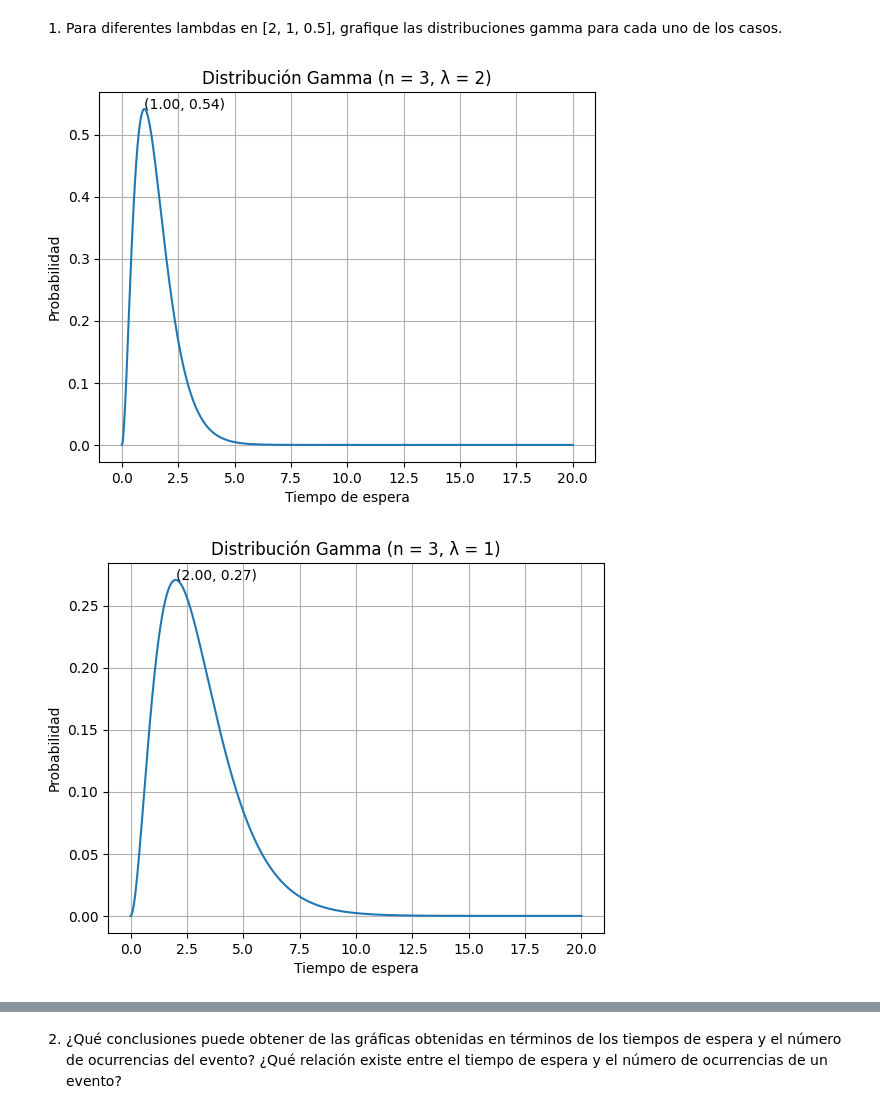
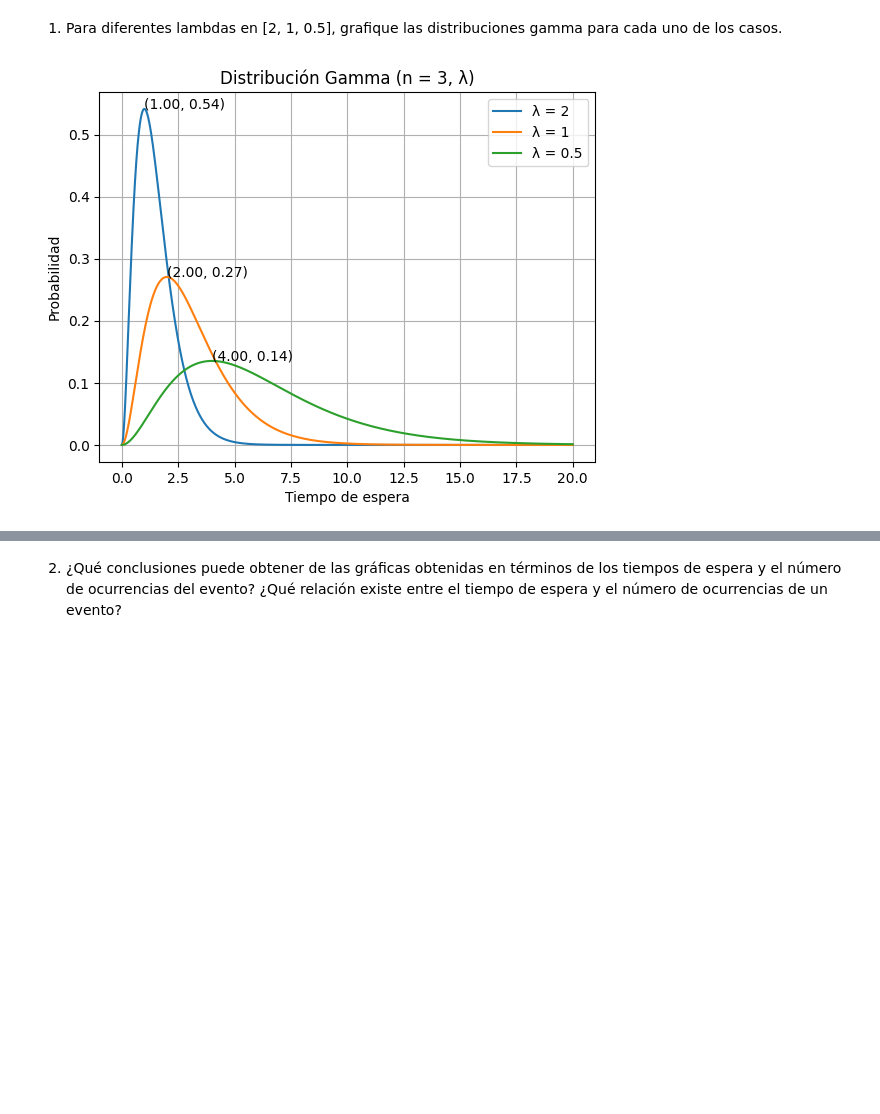
Before and after one commit to stefanoaragoni/simulacion_lab3, a Jupyter notebook: parte2.ipynb, the cells around one changed output, grey strips where cells are left out. Saved outputs shown, nothing was run; the diff lists cells and outputs as text; code cells hidden in the pictures; blank space fills up the shorter version.

```diff
--- a/parte2.ipynb
+++ b/parte2.ipynb
@@ -23,22 +23,22 @@ una variable gamma. Considere el caso en el que usted está esperando que pase e
 # %%
 lambdas = [2, 1, 0.5]
 
 for lambd in lambdas:
-    x = np.linspace(0, 20, 1000)                        # Rango de valores de x
-    y = gamma.pdf(x, 3, scale=1/lambd)                  # n = 3, scale = 1/λ
+    x = np.linspace(0, 20, 1000)
+    y = gamma.pdf(x, 3, scale=1/lambd)
 
     plt.plot(x, y, label=f"λ = {lambd}")
-    plt.xlabel('Tiempo de espera')
-    plt.ylabel('Probabilidad')
-    plt.title(f'Distribución Gamma (n = 3, λ = {lambd})')
-    plt.grid(True)
 
     ymax = y.max()
     xpos = y.argmax()
     xmax = x[xpos]
     plt.annotate(f"({xmax:.2f}, {ymax:.2f})", xy=(xmax, ymax), xytext=(xmax, ymax))
 
-    plt.show()
+plt.xlabel('Tiempo de espera')
+plt.ylabel('Probabilidad')
+plt.title('Distribución Gamma (n = 3, λ)')
+plt.grid(True)
+plt.legend()
+plt.show()
 # %% [output]
-[figure, old version]
+[figure, new version]
-[figure, removed]
```
Also changed, not shown: parts of 6 cells of this notebook.
